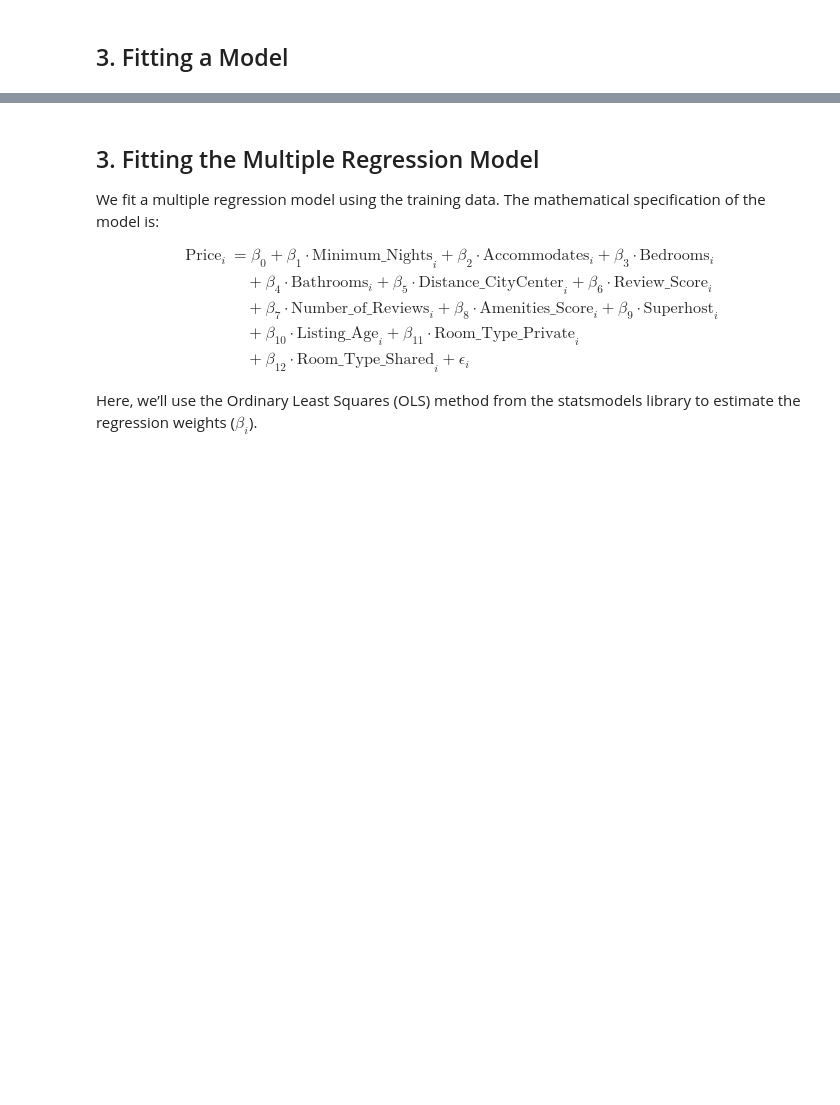
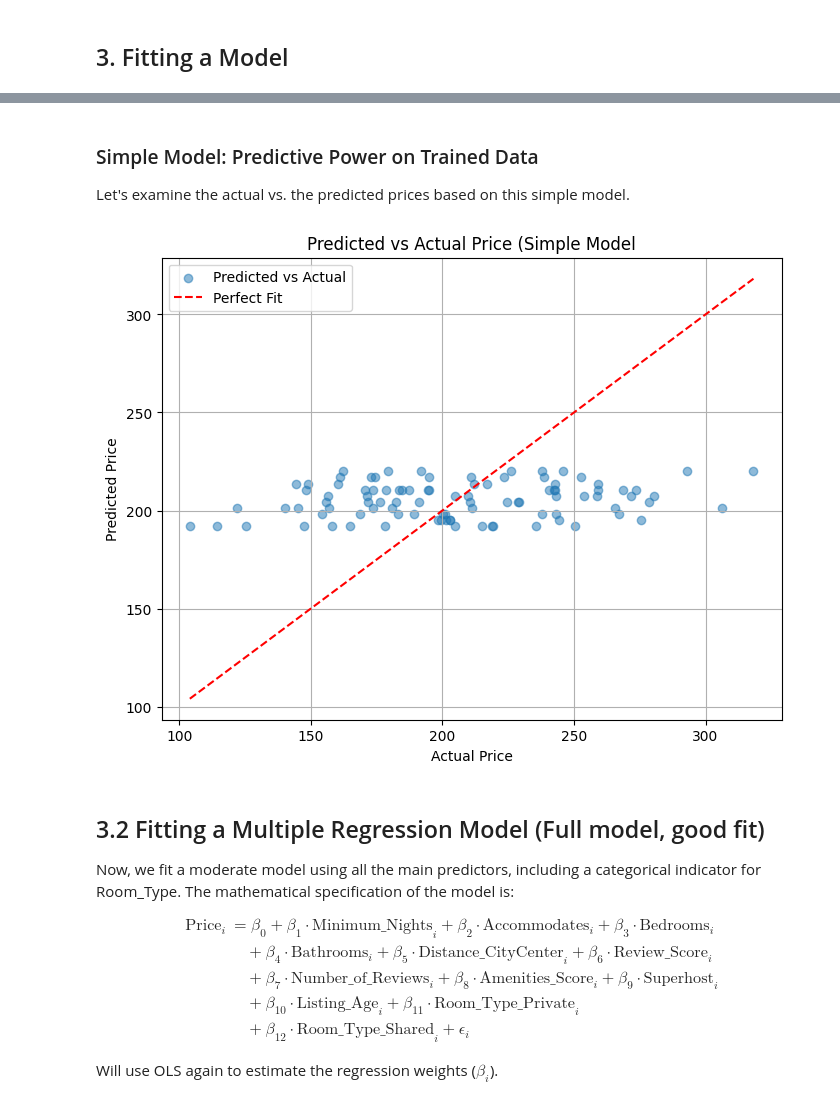
Before and after one commit to swschuetz/cybersecurity-ai, a Jupyter notebook: regression/airbnb_listing.ipynb, the cells around one changed output, grey strips where cells are left out. Cells and saved outputs as stored; diff of their text form; code cells hidden in the pictures; blank space fills up the shorter version.

```diff
--- a/regression/airbnb_listing.ipynb
+++ b/regression/airbnb_listing.ipynb
@@ -92,9 +92,37 @@ OLS Regression Results
 Notes:
 [1] Standard Errors assume that the covariance matrix of the errors is correctly specified.
+# %% [markdown]
+### Simple Model: Predictive Power on Trained Data
+Let's examine the actual vs. the predicted prices based on this simple model.
+# %%
+import matplotlib.pyplot as plt
+
+# Extract actual and predicted values
+actual = train_data["Price"]
+predicted = simple_model.fittedvalues
+
+# Create scatter plot
+plt.figure(figsize=(8,6))
+plt.scatter(actual, predicted, alpha=0.5, label="Predicted vs Actual")
+
+# Add perfect prediction reference line
+plt.plot([actual.min(), actual.max()], [actual.min(), actual.max()], 'r--', label="Perfect Fit")
+
+# Labels and title
+plt.xlabel("Actual Price")
+plt.ylabel("Predicted Price")
+plt.title("Predicted vs Actual Price (Simple Model")
+plt.legend()
+plt.grid(True)
+
+# Show plot
+plt.show()
+# %% [output]
+[figure, added]
 # %% [markdown]
-## 3. Fitting the Multiple Regression Model
+## 3.2 Fitting a Multiple Regression Model (Full model, good fit)
 
-We fit a multiple regression model using the training data. The mathematical specification of the model is:
+Now, we fit a moderate model using all the main predictors, including a categorical indicator for Room_Type. The mathematical specification of the model is:
 
 $$
 \begin{aligned}
@@ -107,7 +135,7 @@ $$
 $$
 
 
-Here, we’ll use the Ordinary Least Squares (OLS) method from the statsmodels library to estimate the regression weights ($\beta_i$).
+Will use OLS again to estimate the regression weights ($\beta_i$).
 # %%
 import statsmodels.formula.api as smf
 
```
Also changed, not shown: parts of 9 cells of this notebook.
